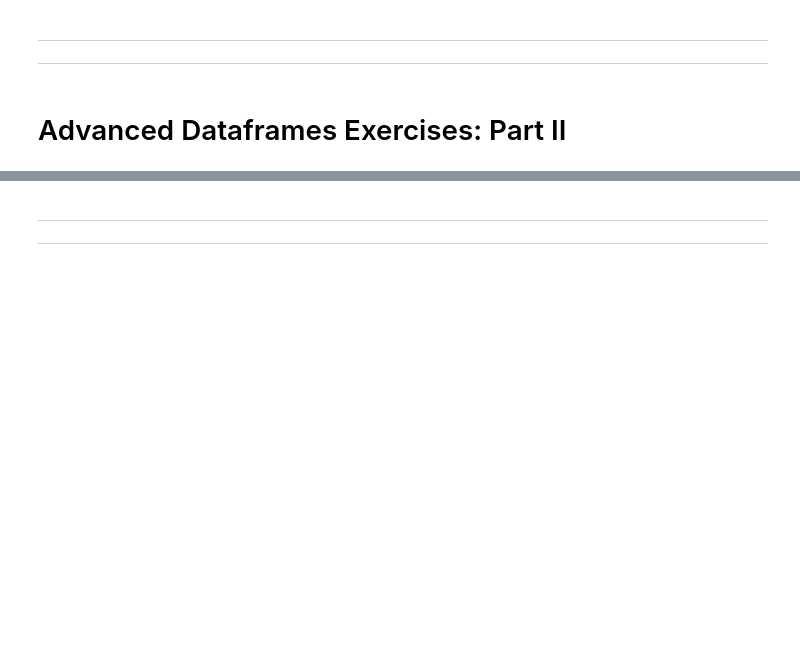
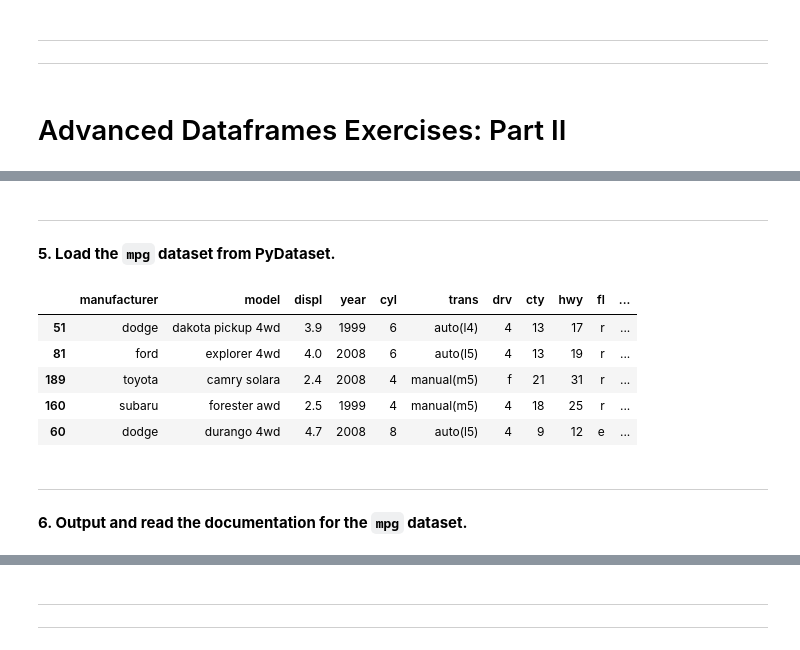
Before and after one commit to CodeupClassroom/quintela-data-science-libraries-exercises, a Jupyter notebook: adv_df_exercises.ipynb, the cells around one changed output, grey strips where cells are left out. Cells and saved outputs as stored; diff of their text form; code cells hidden in the pictures; blank space fills up the shorter version.

Commit message:
add adv dataframe exercises

````diff
--- a/adv_df_exercises.ipynb
+++ b/adv_df_exercises.ipynb
@@ -302,0 +432,4 @@ SELECT MAX(to_date) FROM titles
+# %% [markdown]
+<hr style="border:0.5px solid grey">
+# %% [markdown]
+<b>5. Load the ```mpg``` dataset from PyDataset.
@@ -302,0 +438,15 @@ SELECT MAX(to_date) FROM titles
+# %%
+mpg = data('mpg')
+# %%
+mpg.sample(5)
+# %% [output]
+|  | manufacturer | model | displ | year | cyl | trans | drv | cty | hwy | fl | ... |
+| 51 | dodge | dakota pickup 4wd | 3.9 | 1999 | 6 | auto(l4) | 4 | 13 | 17 | r | ... |
+| 81 | ford | explorer 4wd | 4.0 | 2008 | 6 | auto(l5) | 4 | 13 | 19 | r | ... |
+| 189 | toyota | camry solara | 2.4 | 2008 | 4 | manual(m5) | f | 21 | 31 | r | ... |
+| 160 | subaru | forester awd | 2.5 | 1999 | 4 | manual(m5) | 4 | 18 | 25 | r | ... |
+| 60 | dodge | durango 4wd | 4.7 | 2008 | 8 | auto(l5) | 4 | 9 | 12 | e | ... |
+# %% [markdown]
+<hr style="border:0.5px solid grey">
+# %% [markdown]
+<b>6. Output and read the documentation for the ```mpg``` dataset.
````
Also changed, not shown: parts of 58 cells of this notebook.
